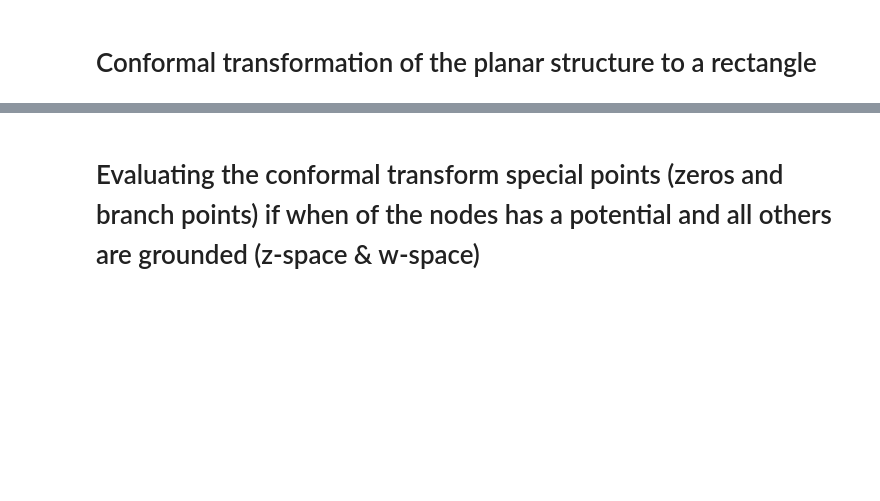
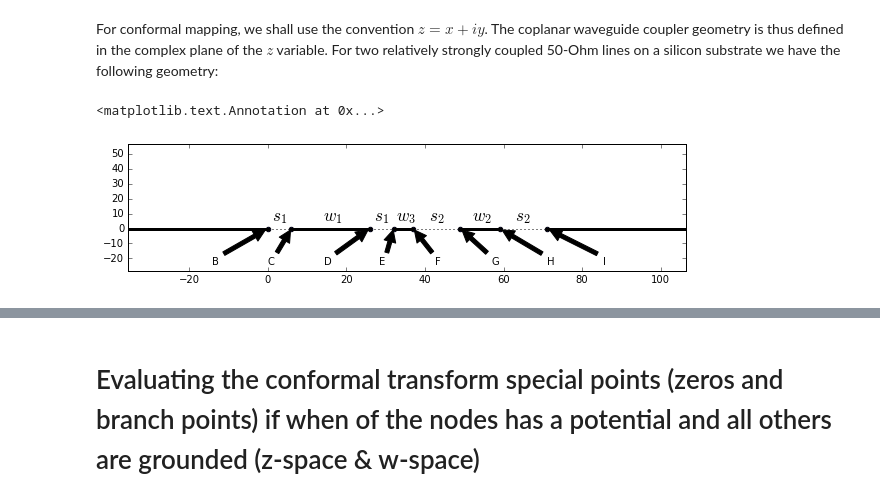
Before and after one commit to ooovector/QCircuit, a Jupyter notebook: Conformal mapping of a CPW coupler.ipynb, the cells around one changed output, grey strips where cells are left out. Saved outputs shown, nothing was run; the diff lists cells and outputs as text; code cells hidden in the pictures; blank space fills up the shorter version.

Commit message:
Added explanations to conformal mapping

```diff
--- a/Conformal mapping of a CPW coupler.ipynb
+++ b/Conformal mapping of a CPW coupler.ipynb
@@ -20,5 +39,44 @@ def z_branch_points_cpw(s1,s2,w1,w2,w3):
     z_H = z_G+w1
     z_I = z_H+s1
     return [np.complex(x) for x in [z_B, z_C, z_D, z_E, z_F, z_G, z_H, z_I]]
-# %% [markdown]
-# Conformal transformation of the planar structure to a rectangle
+# %% [markdown]
+For conformal mapping, we shall use the convention $z=x+iy$. The coplanar waveguide coupler geometry is thus defined in the complex plane of the $z$ variable. For two relatively strongly coupled 50-Ohm lines on a silicon substrate we have the following geometry:
+# %%
+s1,s2,w1,w2,w3 = [12,6,10,20,5]
+z_branch_points = z_branch_points_cpw(s1,s2,w1,w2,w3)
+
+x = np.linspace(-(2*s2+2*s1+w1+w2+w3)*0.5,(2*s2+2*s1+w1+w2+w3)*1.5,251)
+y = np.linspace(0, (np.max(x)-np.min(x))*0.4, 201)
+z_B,z_C,z_D,z_E,z_F,z_G,z_H,z_I = z_branch_points
+
+plt.figure(figsize=(10,5))
+plt.clf()
+axes=plt.subplot(2,1,1)
+vertices = [i for i in z_branch_points]
+lines = [(z_B-100,z_B,'-'),(z_B,z_C,':'),(z_C,z_D,'-'),(z_D,z_E,':'),(z_E,z_F,'-'),\
+         (z_F,z_G,':'),(z_G,z_H,'-'),(z_H,z_I,':'),(z_I,z_I+100,'-')]
+for z1,z2,style in lines:
+    plt.plot([z1.real, z2.real], [z1.imag, z2.imag], color='black', linestyle=style, linewidth=(3 if style=='-' else 1) )
+
+plt.xlim(np.min(x), np.max(x))
+plt.ylim(-0.5*np.max(y), np.max(y))
+
+plt.scatter([j.real for j in vertices], [j.imag for j in vertices])
+
+annotations = ['B', 'C', 'D', 'E', 'F', 'G', 'H', 'I']
+annotation_positions = [(a*0.10+0.15, 0.05) for a in range(10)]
+annotation_points = z_branch_points
+
+for annotation, annotation_position, annotation_point in zip(annotations, annotation_positions, annotation_points):
+    axes.annotate(annotation, xy=(annotation_point.real, annotation_point.imag), xytext=annotation_position,
+              xycoords='data',  textcoords='axes fraction', arrowprops={'facecolor':'black', 'shrink':0.05})
+axes.annotate('$s_1$', xy=((z_B+z_C).real/2-2,5), fontsize='xx-large')
+axes.annotate('$w_1$', xy=((z_C+z_D).real/2-2,5), fontsize='xx-large')
+axes.annotate('$s_1$', xy=((z_D+z_E).real/2-2,5), fontsize='xx-large')
+axes.annotate('$w_3$', xy=((z_E+z_F).real/2-2,5), fontsize='xx-large')
+axes.annotate('$s_2$', xy=((z_F+z_G).real/2-2,5), fontsize='xx-large')
+axes.annotate('$w_2$', xy=((z_G+z_H).real/2-2,5), fontsize='xx-large')
+axes.annotate('$s_2$', xy=((z_H+z_I).real/2-2,5), fontsize='xx-large')
+# %% [output]
+<matplotlib.text.Annotation at 0x...>
+[figure, added]
```
Also changed, not shown: parts of 20 cells of this notebook.
